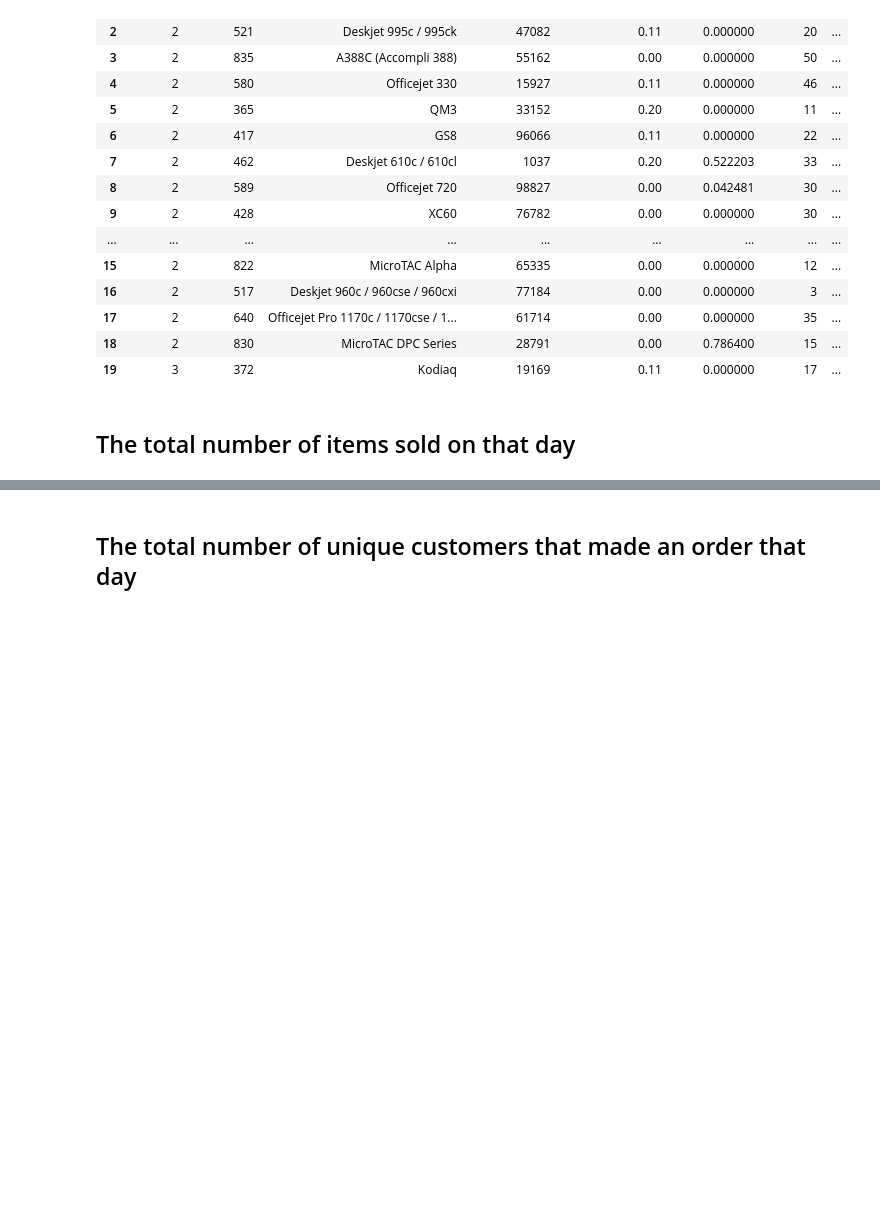
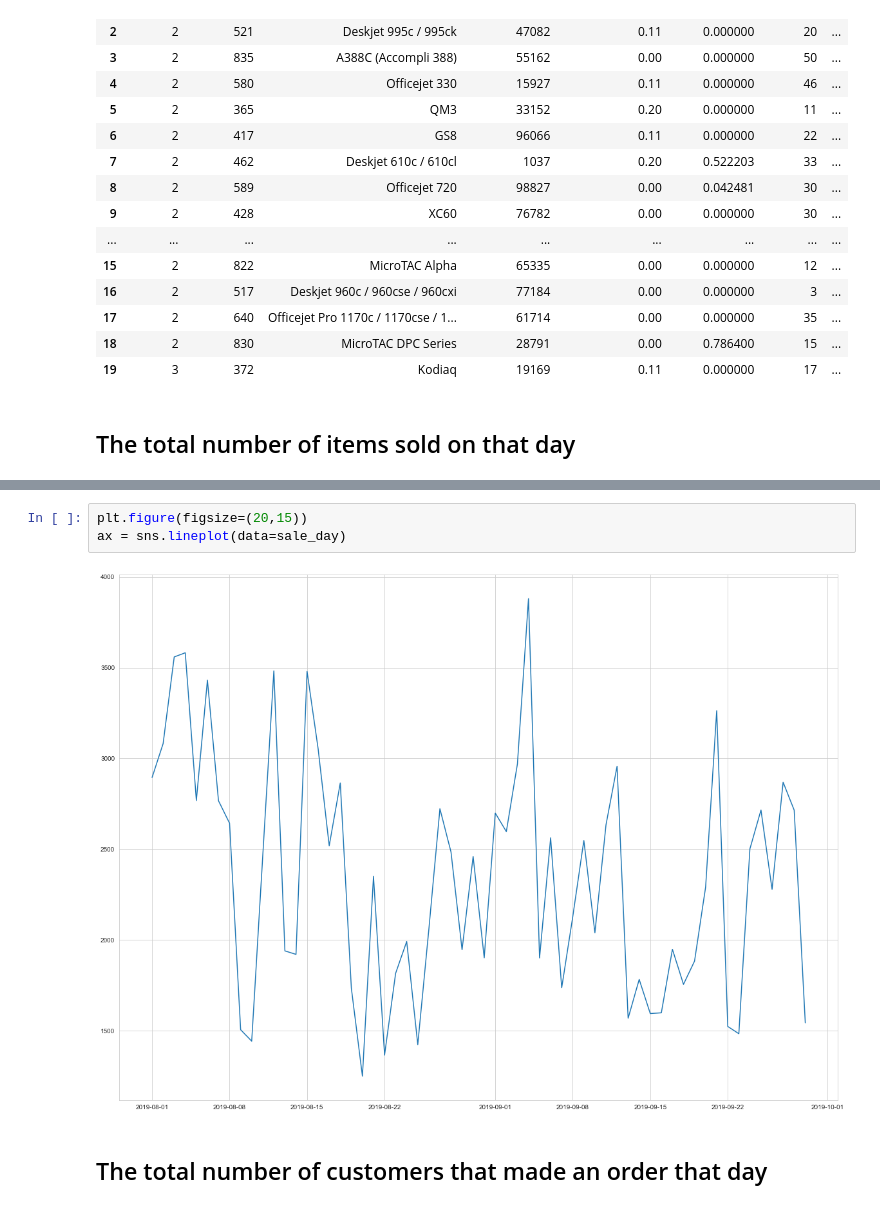
Before and after one commit to asaidomar/suade_test, a Jupyter notebook: data_analyse.ipynb, the cells around one changed output, grey strips where cells are left out. Drawn from its saved outputs; the diff is of its cells as text; blank space fills up the shorter version.

```diff
--- a/data_analyse.ipynb
+++ b/data_analyse.ipynb
@@ -128,4 +143,9 @@ px.line(x=sale_day.index, y=sale_day.values, title="Quantity sale per day")
+# %%
+plt.figure(figsize=(20,15))
+ax = sns.lineplot(data=sale_day)
+# %% [output]
+[figure, added]
 # %% [markdown]
-## The total number of unique customers that made an order that day
+## The total number of customers that made an order that day
 # %%
 # Unique customer per day
```
Also changed, not shown: parts of 31 cells of this notebook, 11 other files.
